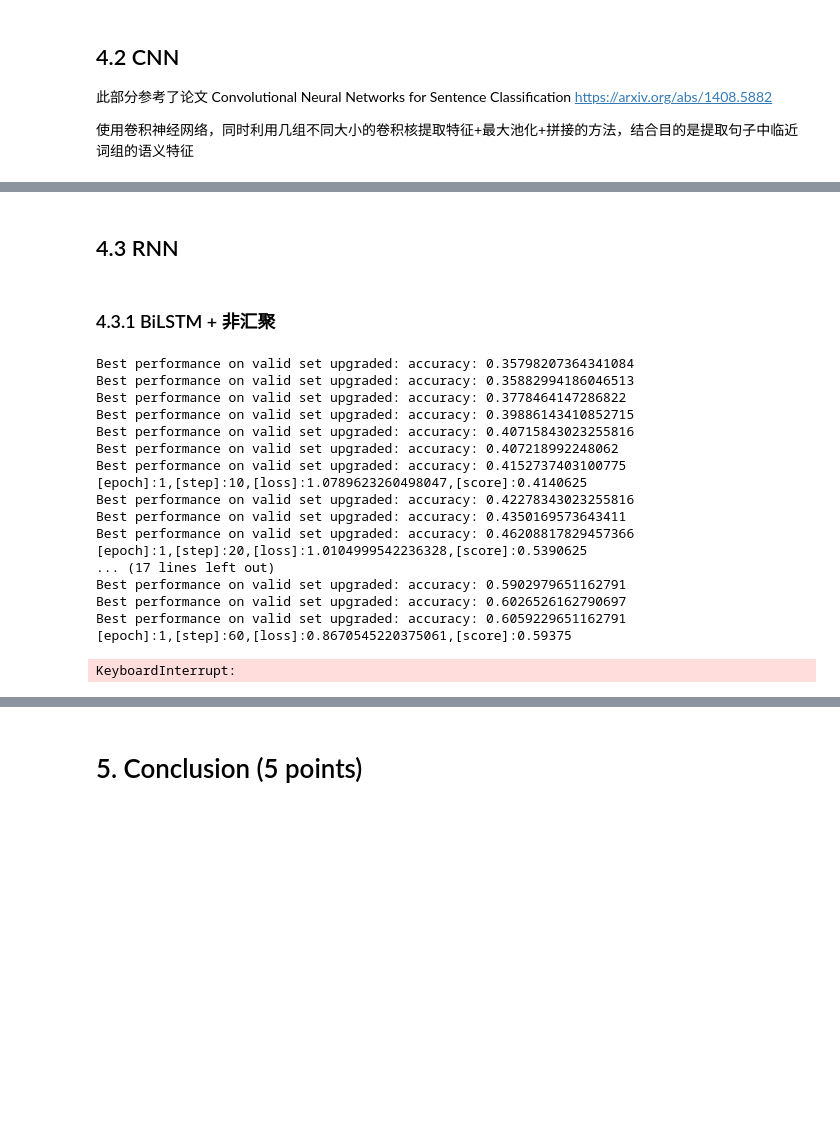
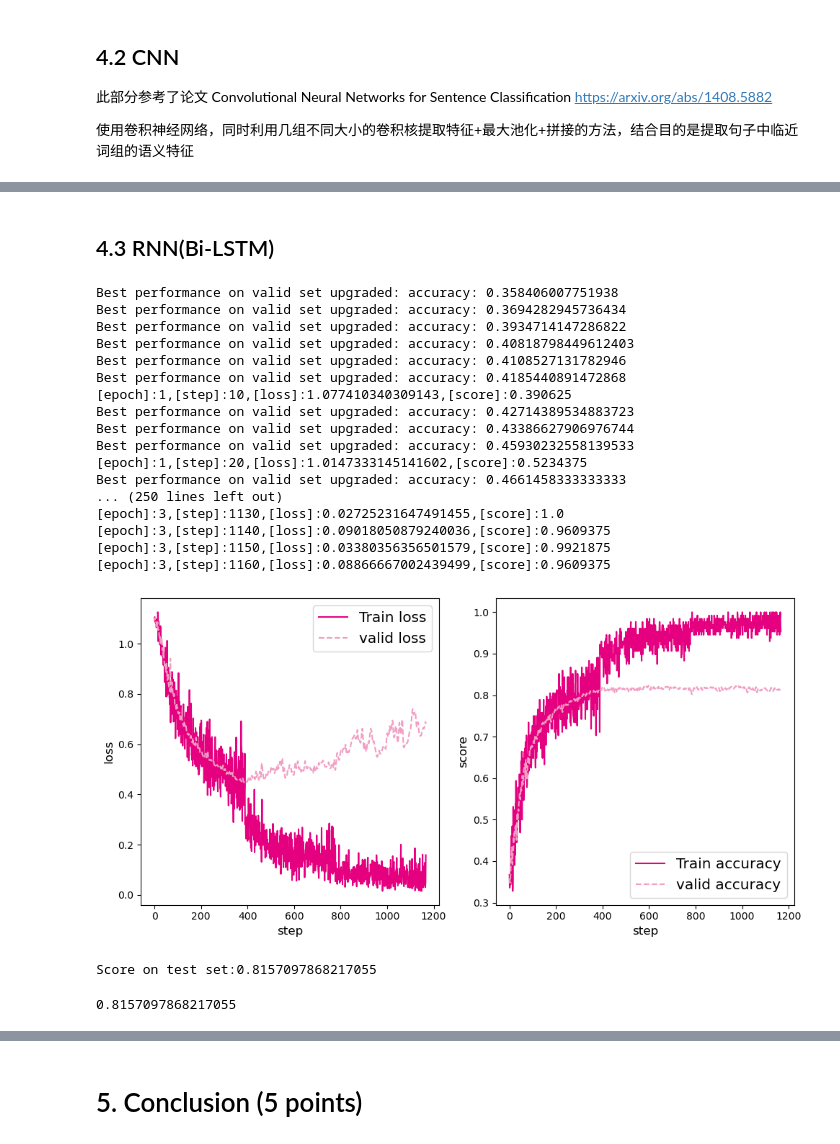
Before and after one commit to FlyingDutchman26/prml-project-2022-Fall, a Jupyter notebook: assignment2/assignment2.ipynb, the cells around one changed output, grey strips where cells are left out. Cells and saved outputs as stored; diff of their text form; code cells hidden in the pictures; blank space fills up the shorter version.

```diff
--- a/assignment2/assignment2.ipynb
+++ b/assignment2/assignment2.ipynb
@@ -771,10 +766,8 @@ Score on test set:0.8034762596899225
 # %% [markdown]
-## 4.3 RNN
+## 4.3 RNN(Bi-LSTM)
-# %% [markdown]
-### 4.3.1 BiLSTM + 非汇聚
 # %%
 class BiLSTM_Model_V1(nn.Module):
-    def __init__(self,args = args,init_embedding = embedding,num_layers=1,bidirectional = True):
+    def __init__(self,args = args,init_embedding = embedding,num_layers=2,bidirectional = True):
         super(BiLSTM_Model_V1,self).__init__()
         self.hidden_size = args['len_feature']
         self.num_layers = num_layers
@@ -814,21 +807,29 @@ runner = Runner_V1(model = model,optimizer=optimizer,loss_fn = loss_fn)
 # %%
 runner.train(train_loader,dev_loader)
 # %% [output]
-Best performance on valid set upgraded: accuracy: 0.35798207364341084
-Best performance on valid set upgraded: accuracy: 0.35882994186046513
-Best performance on valid set upgraded: accuracy: 0.3778464147286822
-Best performance on valid set upgraded: accuracy: 0.39886143410852715
-Best performance on valid set upgraded: accuracy: 0.40715843023255816
-Best performance on valid set upgraded: accuracy: 0.407218992248062
-Best performance on valid set upgraded: accuracy: 0.4152737403100775
-[epoch]:1,[step]:10,[loss]:1.0789623260498047,[score]:0.4140625
-Best performance on valid set upgraded: accuracy: 0.42278343023255816
-Best performance on valid set upgraded: accuracy: 0.4350169573643411
-Best performance on valid set upgraded: accuracy: 0.46208817829457366
-[epoch]:1,[step]:20,[loss]:1.0104999542236328,[score]:0.5390625
-... (17 lines left out)
-Best performance on valid set upgraded: accuracy: 0.5902979651162791
-Best performance on valid set upgraded: accuracy: 0.6026526162790697
-Best performance on valid set upgraded: accuracy: 0.6059229651162791
-[epoch]:1,[step]:60,[loss]:0.8670545220375061,[score]:0.59375
+Best performance on valid set upgraded: accuracy: 0.358406007751938
+Best performance on valid set upgraded: accuracy: 0.3694282945736434
+Best performance on valid set upgraded: accuracy: 0.3934714147286822
+Best performance on valid set upgraded: accuracy: 0.40818798449612403
+Best performance on valid set upgraded: accuracy: 0.4108527131782946
+Best performance on valid set upgraded: accuracy: 0.4185440891472868
+[epoch]:1,[step]:10,[loss]:1.077410340309143,[score]:0.390625
+Best performance on valid set upgraded: accuracy: 0.42714389534883723
+Best performance on valid set upgraded: accuracy: 0.43386627906976744
+Best performance on valid set upgraded: accuracy: 0.45930232558139533
+[epoch]:1,[step]:20,[loss]:1.0147333145141602,[score]:0.5234375
+Best performance on valid set upgraded: accuracy: 0.4661458333333333
+... (250 lines left out)
+[epoch]:3,[step]:1130,[loss]:0.02725231647491455,[score]:1.0
+[epoch]:3,[step]:1140,[loss]:0.09018050879240036,[score]:0.9609375
+[epoch]:3,[step]:1150,[loss]:0.03380356356501579,[score]:0.9921875
+[epoch]:3,[step]:1160,[loss]:0.08866667002439499,[score]:0.9609375
-KeyboardInterrupt:
+# %%
+plot(runner,fig_name='Bi-LSTM_V1.pdf')
+# %% [output]
+[figure, added]
+# %%
+runner.predict(test_loader)
+# %% [output]
+Score on test set:0.8157097868217055
+0.8157097868217055
```
Also changed, not shown: parts of 10 cells of this notebook.
